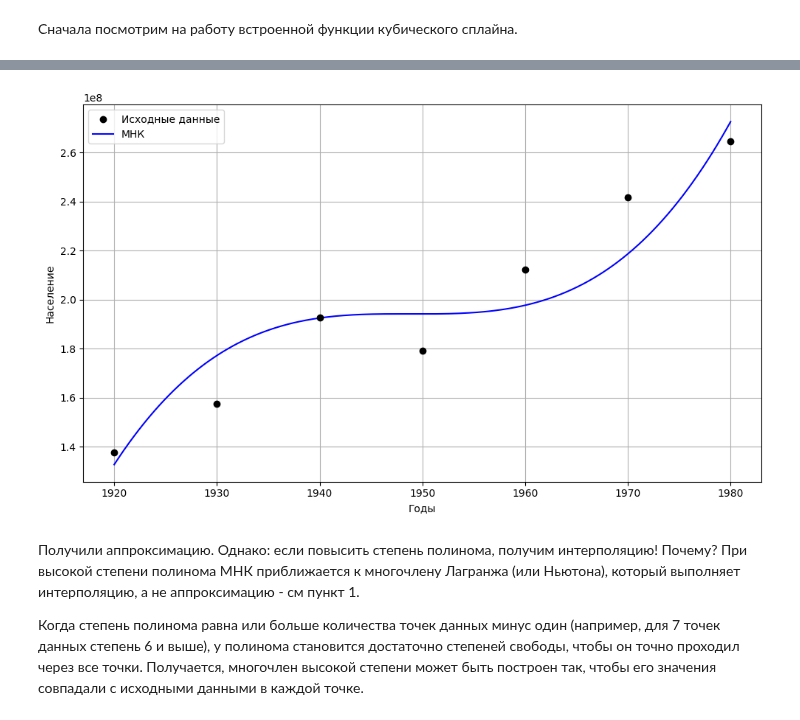
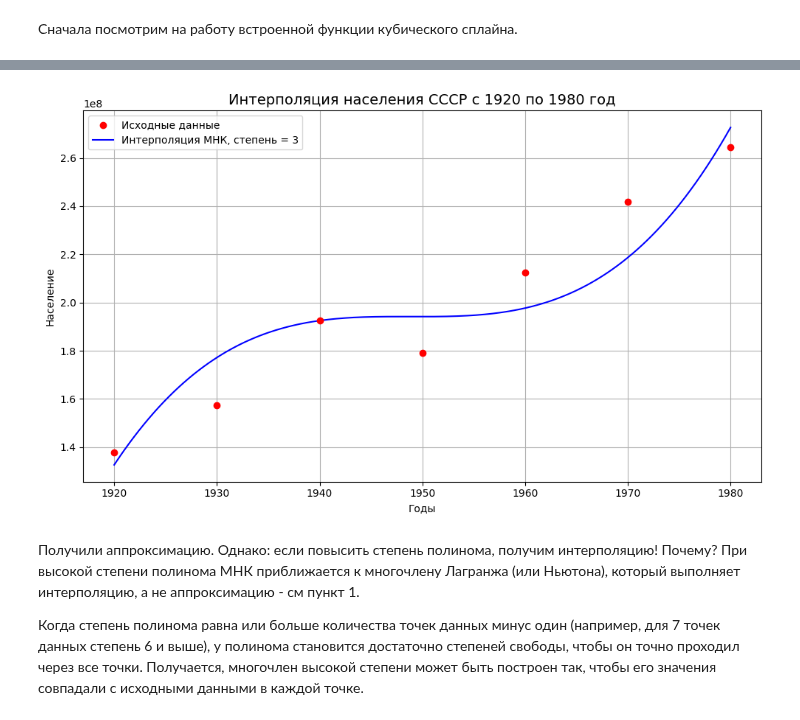
Before and after one commit to oncoming-lane/computational_mathematics, a Jupyter notebook: lab4/lab4.ipynb, the cells around one changed output, grey strips where cells are left out. Saved outputs shown, nothing was run; the diff lists cells and outputs as text; code cells hidden in the pictures.

```diff
--- a/lab4/lab4.ipynb
+++ b/lab4/lab4.ipynb
@@ -582,27 +538,28 @@ centered_years = years_10 - np.mean(years_10)
 # Степень полинома
 polynomial_degree = 3
 
-polynomial_coefficients = MNC(polynomial_degree, centered_years, years_10)
+polynomial_coefficients = MNC(3, centered_years, years_10)
 # %%
 # Генерация точек для построения графика
 x_values_for_plot = np.linspace(min(centered_years), max(centered_years), 500)
 
 # Вычисление значений полинома для новых точек
 y_values_for_plot = evaluate_polynomial(x_values_for_plot, polynomial_coefficients)
 
 x_vals = np.linspace(min(centered_years), max(centered_years), 500)
 y_vals = evaluate_polynomial(x_vals, polynomial_coefficients)
 
 x_original = x_vals + np.mean(years_10) # Добавляем среднее арифметическое обратно, чтобы на графике данные были в изначальном масштабе
 
 plt.figure(figsize=(10, 6))
-plt.scatter(years_10, population_10, color='black', label='Исходные данные', zorder=3)
-plt.plot(x_original, y_vals, color='blue', label='МНК')
+plt.scatter(years_10, population_10, color='red', label='Исходные данные', zorder=3)
+plt.plot(x_original, y_vals, color='blue', label='Интерполяция МНК, степень = 3')
 plt.xlabel('Годы')
 plt.ylabel('Население')
 plt.legend()
 plt.grid()
+plt.title('Интерполяция населения СССР с 1920 по 1980 год', fontsize=14)
 plt.tight_layout()
 plt.show()
 # %% [output]
-[figure, old version]
+[figure, new version]
```
Also changed, not shown: parts of 18 cells of this notebook.
